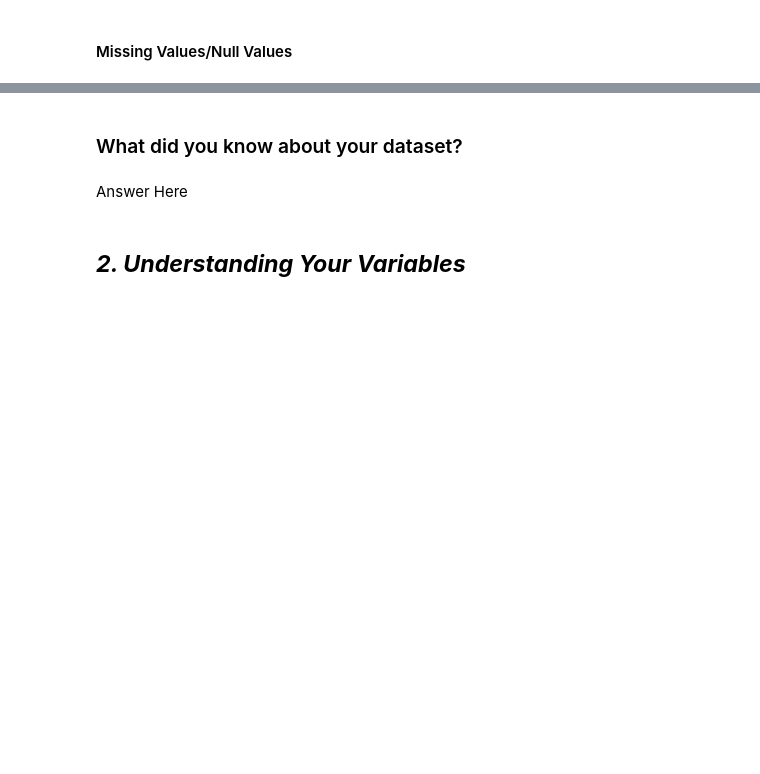
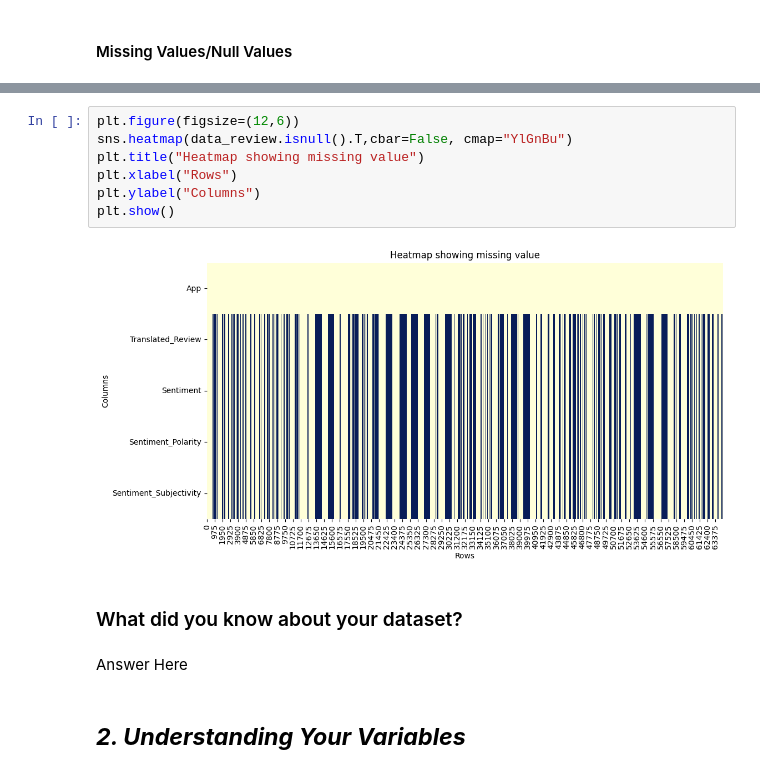
Before and after one commit to manojDOX/Play-Store-App-Review-Analysis-EDA, a Jupyter notebook: Play_Store_App_Review_Analysis_EDA.ipynb, the cells around one changed output, grey strips where cells are left out. Saved outputs shown, nothing was run; the diff lists cells and outputs as text; blank space fills up the shorter version.

```diff
--- a/Play_Store_App_Review_Analysis_EDA.ipynb
+++ b/Play_Store_App_Review_Analysis_EDA.ipynb
@@ -94,3 +252,12 @@ M - Multivariate Analysis
+# %%
+plt.figure(figsize=(12,6))
+sns.heatmap(data_review.isnull().T,cbar=False, cmap="YlGnBu")
+plt.title("Heatmap showing missing value")
+plt.xlabel("Rows")
+plt.ylabel("Columns")
+plt.show()
+# %% [output]
+[figure, added]
 # %% [markdown]
 ### What did you know about your dataset?
 # %% [markdown]
```
Also changed, not shown: parts of 26 cells of this notebook.
